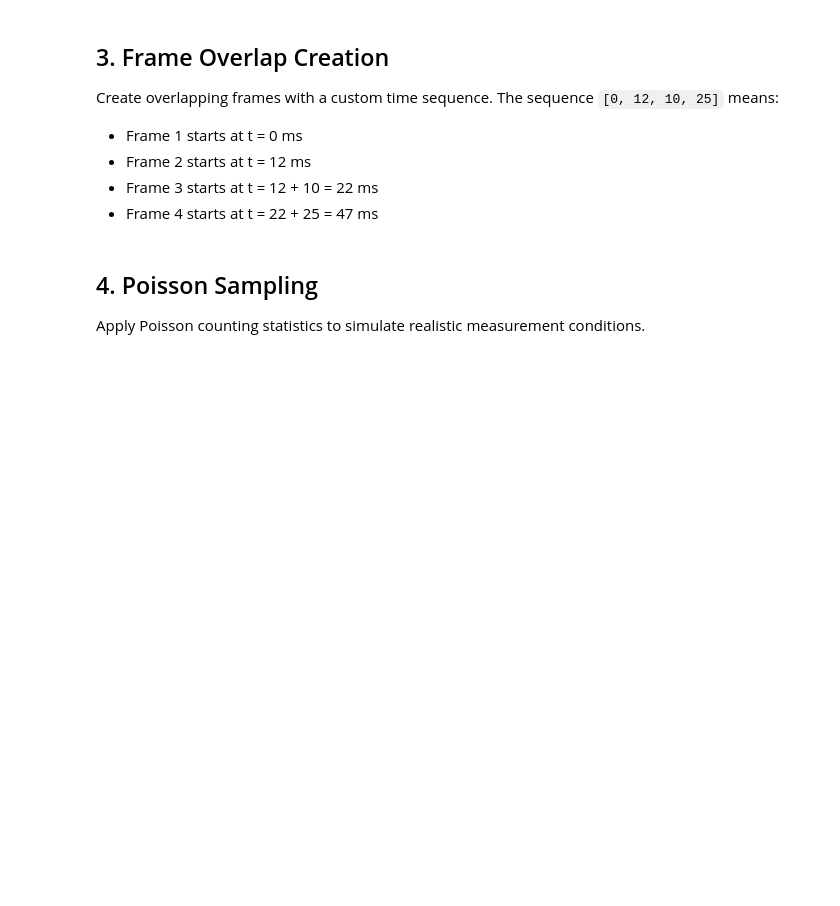
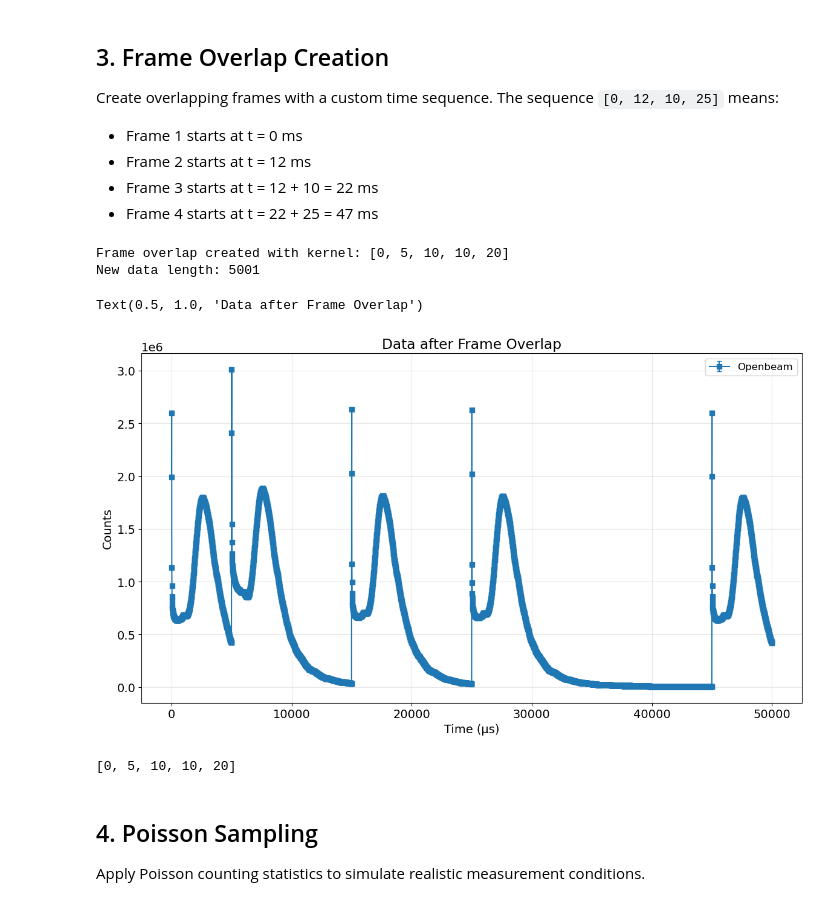
Before and after one commit to TsvikiHirsh/frame_overlap, a Jupyter notebook: notebooks/tutorial_v0.2.ipynb, the cells around one changed output. Drawn from its saved outputs; the diff is of its cells as text; code cells hidden in the pictures; blank space fills up the shorter version.

```diff
--- a/notebooks/tutorial_v0.2.ipynb
+++ b/notebooks/tutorial_v0.2.ipynb
@@ -68,15 +74,23 @@ Create overlapping frames with a custom time sequence. The sequence `[0, 12, 10,
 - Frame 4 starts at t = 22 + 25 = 47 ms
 # %%
 # Create frame overlap
-data.overlap(seq=[0, 12, 10, 25])
+data.overlap(seq=[0,5,10,10,20],total_time=50)
 
 print(f"Frame overlap created with kernel: {data.kernel}")
 print(f"New data length: {len(data.table)}")
 
 # Plot overlapped data
-fig = data.plot()
+fig = data.plot(kind="openbeam")
 plt.title('Data after Frame Overlap')
-plt.show()
+# %% [output]
+Frame overlap created with kernel: [0, 5, 10, 10, 20]
+New data length: 5001
+Text(0.5, 1.0, 'Data after Frame Overlap')
+[figure, added]
+# %%
+data.kernel
+# %% [output]
+[0, 5, 10, 10, 20]
 # %% [markdown]
 ## 4. Poisson Sampling
 
```
Also changed, not shown: parts of 15 cells of this notebook, 4 other files.
